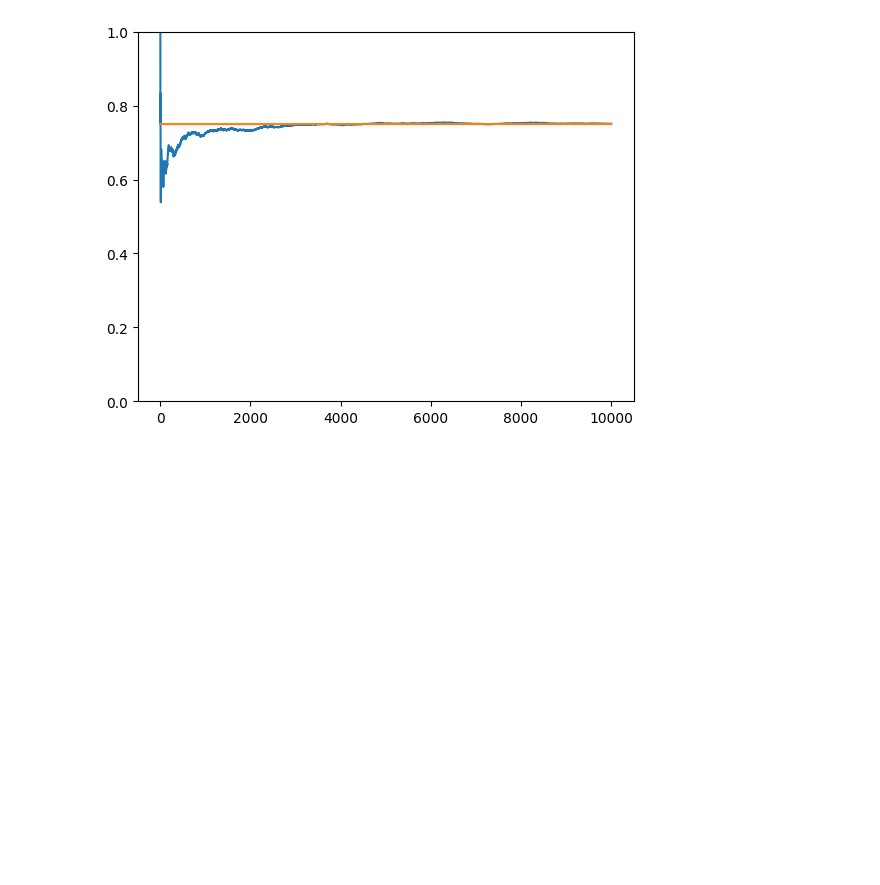
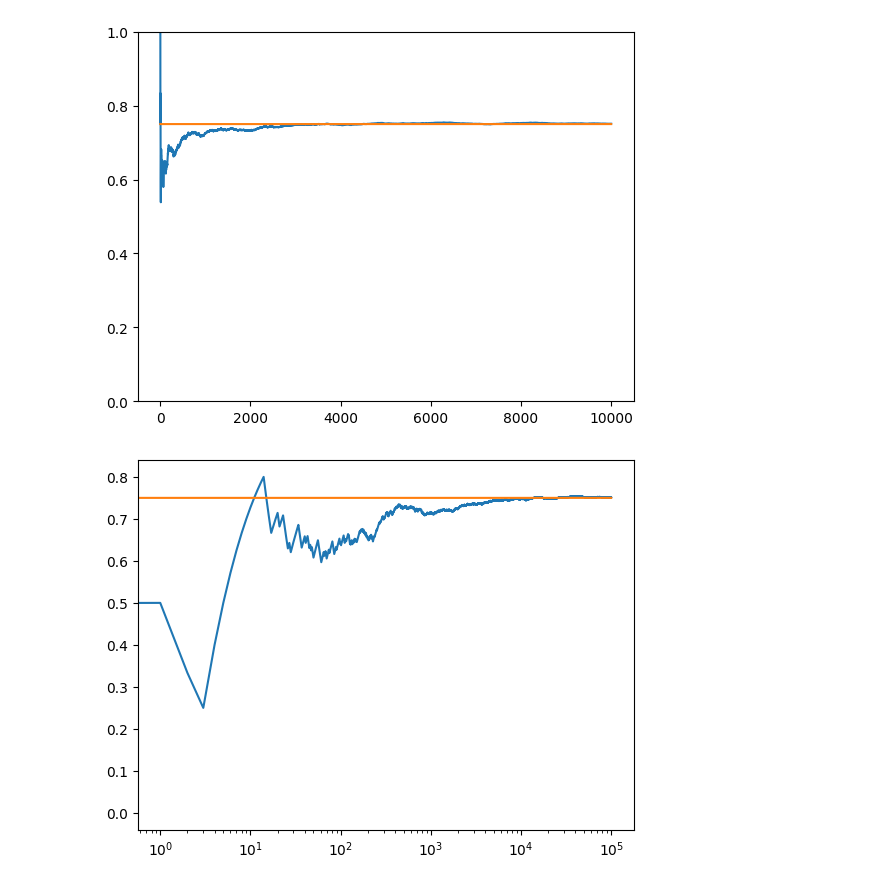
Before and after one commit to JonasHagstrom79/Reinforced-Learning, a Jupyter notebook: Bandit.ipynb, the cells around one changed output. Saved outputs shown, nothing was run; the diff lists cells and outputs as text; code cells hidden in the pictures; blank space fills up the shorter version.

```diff
--- a/Bandit.ipynb
+++ b/Bandit.ipynb
@@ -345,3 +346,87 @@ total reward earned: 7510.0
 overall win rate: 0.751
 num times selected each bandit: [13, 22, 9968]
 [figure]
+# %%
+# UCB1
+from __future__ import print_function, division
+from builtins import range
+# Note: you may need to update your version of future
+# sudo pip install -U future
+
+import numpy as np
+import matplotlib.pyplot as plt
+
+
+NUM_TRIALS = 100000
+EPS = 0.1
+BANDIT_PROBABILITIES = [0.2, 0.5, 0.75]
+
+
+class Bandit:
+    def __init__(self, p):
+        # p: the win rate
+        self.p = p
+        self.p_estimate = 0.
+        self.N = 0. # num samples collected so far
+
+    def pull(self):
+        # draw a 1 with probability p
+        return np.random.random() < self.p
+
+    def update(self, x):
+        self.N += 1.
+        self.p_estimate = ((self.N - 1) * self.p_estimate + x) / self.N
+
+
+def ucb(mean, n, nj):
+    # Calculate UCB1 value for given mean, num of pulls, and num of pulls for other bandits
+    return mean + np.sqrt(np.log(n) / nj)
+
+
+def run_experiment():
+    bandits = [Bandit(p) for p in BANDIT_PROBABILITIES]
+    rewards = np.empty(NUM_TRIALS)
+    total_plays = 0
+
+    # Initialization: play each bandit once
+    for j in range(len(bandits)):
+        x = bandits[j].pull()
+        total_plays += 1
+        bandits[j].update(x)
+
+    for i in range(NUM_TRIALS):
+        # Select bandit with the highest UCB1 value
+        j = np.argmax([ucb(b.p_estimate, total_plays, b.N) for b in bandits])
+        x = bandits[j].pull()
+        total_plays += 1
+        bandits[j].update(x)
+
+        # For the plot
+        rewards[i] = x
+
+    cumulative_average = np.cumsum(rewards) / (np.arange(NUM_TRIALS) + 1)
+
+    # Plot moving average ctr
+    plt.plot(cumulative_average)
+    plt.plot(np.ones(NUM_TRIALS) * np.max(BANDIT_PROBABILITIES))
+    plt.xscale('log')
+    plt.show()
+
+    # Plot moving average ctr, linear
+    plt.plot(cumulative_average)
+    plt.plot(np.ones(NUM_TRIALS) * np.max(BANDIT_PROBABILITIES))
+    plt.show()
+
+    for b in bandits:
+        print(b.p_estimate)
+
+    print("total reward earned:", rewards.sum())
+    print("overall win rate:", rewards.sum() / NUM_TRIALS)
+    print("num times selected each bandit:", [b.N for b in bandits])
+
+    return cumulative_average
+
+if __name__ == '__main__':
+    run_experiment()
+# %% [output]
+[figure, added]
```
Also changed, not shown: parts of 3 cells of this notebook.
